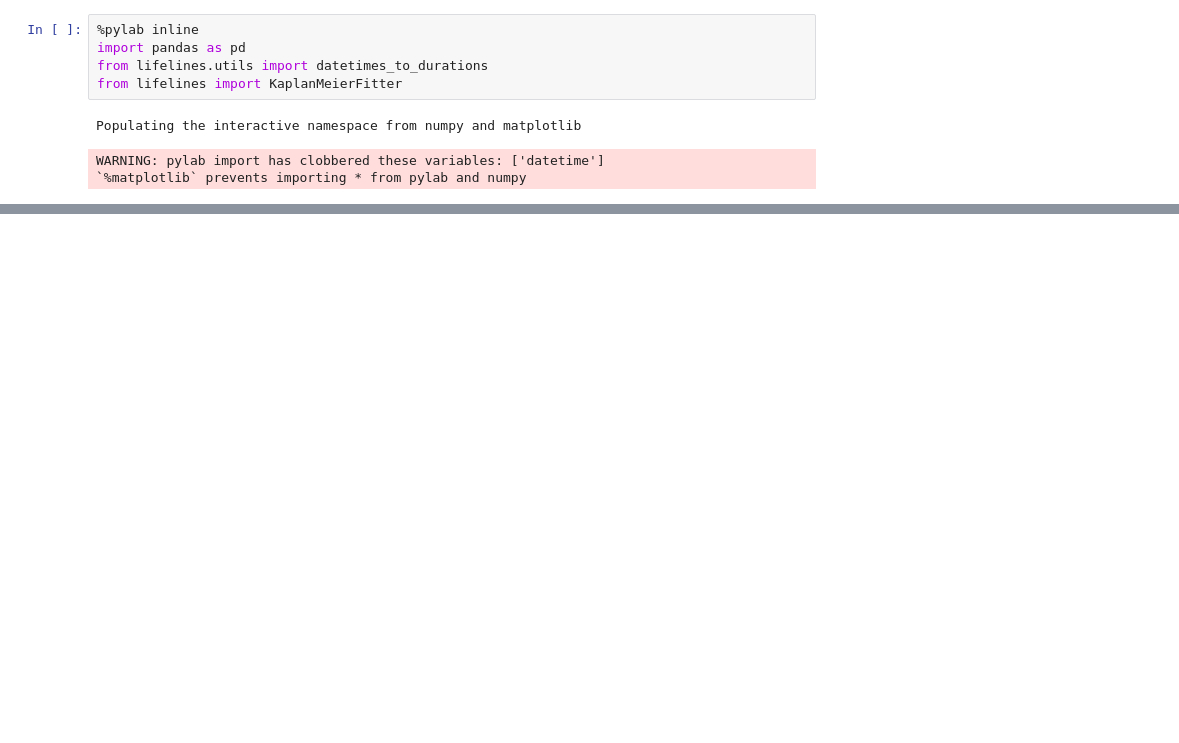
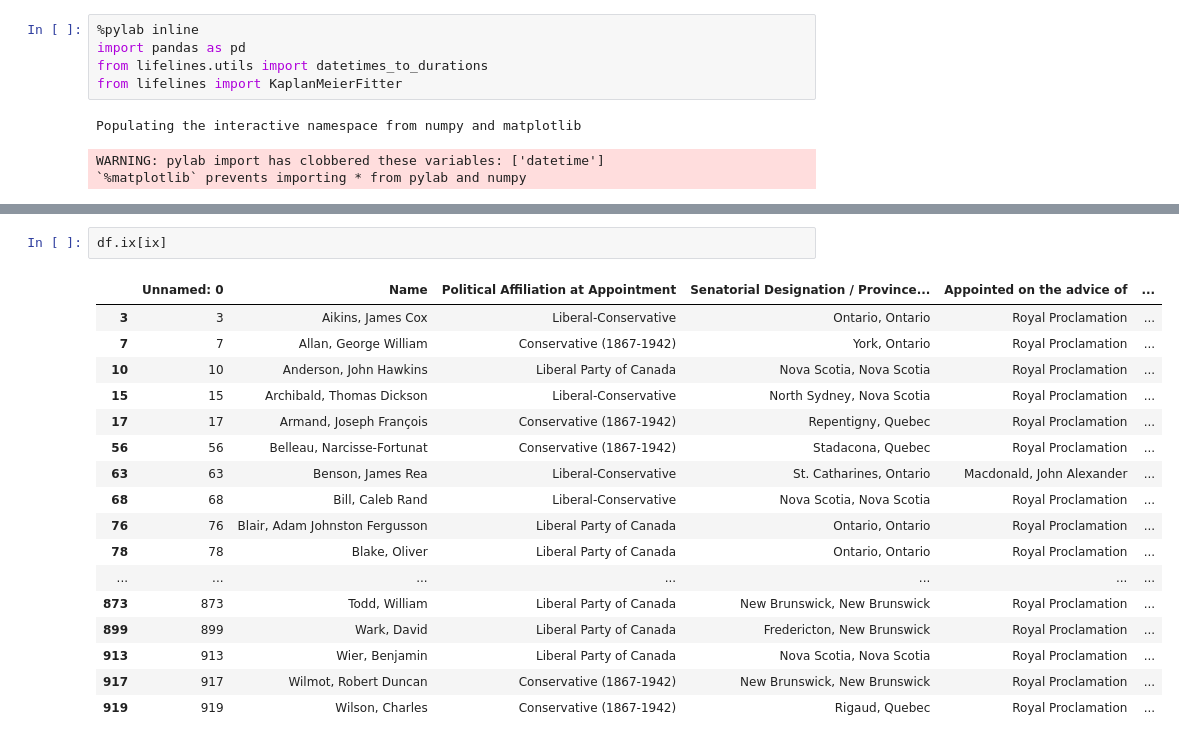
Before and after one commit to DataOrigami/senate-tenants, a Jupyter notebook: python-analysis/Tenure by Decade of Appointment.ipynb, the cells around one changed output, grey strips where cells are left out. Saved outputs shown, nothing was run; the diff lists cells and outputs as text; blank space fills up the shorter version.

```diff
--- a/python-analysis/Tenure by Decade of Appointment.ipynb
+++ b/python-analysis/Tenure by Decade of Appointment.ipynb
@@ -33,0 +74,20 @@ for decade in sorted(df['decade'].unique(), reverse=True):
+# %%
+df.ix[ix]
+# %% [output]
+|  | Unnamed: 0 | Name | Political Affiliation at Appointment | Senatorial Designation / Province... | Appointed on the advice of | ... |
+| 3 | 3 | Aikins, James Cox | Liberal-Conservative | Ontario, Ontario | Royal Proclamation | ... |
+| 7 | 7 | Allan, George William | Conservative (1867-1942) | York, Ontario | Royal Proclamation | ... |
+| 10 | 10 | Anderson, John Hawkins | Liberal Party of Canada | Nova Scotia, Nova Scotia | Royal Proclamation | ... |
+| 15 | 15 | Archibald, Thomas Dickson | Liberal-Conservative | North Sydney, Nova Scotia | Royal Proclamation | ... |
+| 17 | 17 | Armand, Joseph François | Conservative (1867-1942) | Repentigny, Quebec | Royal Proclamation | ... |
+| 56 | 56 | Belleau, Narcisse-Fortunat | Conservative (1867-1942) | Stadacona, Quebec | Royal Proclamation | ... |
+| 63 | 63 | Benson, James Rea | Liberal-Conservative | St. Catharines, Ontario | Macdonald, John Alexander | ... |
+| 68 | 68 | Bill, Caleb Rand | Liberal-Conservative | Nova Scotia, Nova Scotia | Royal Proclamation | ... |
+| 76 | 76 | Blair, Adam Johnston Fergusson | Liberal Party of Canada | Ontario, Ontario | Royal Proclamation | ... |
+| 78 | 78 | Blake, Oliver | Liberal Party of Canada | Ontario, Ontario | Royal Proclamation | ... |
+| ... | ... | ... | ... | ... | ... | ... |
+| 873 | 873 | Todd, William | Liberal Party of Canada | New Brunswick, New Brunswick | Royal Proclamation | ... |
+| 899 | 899 | Wark, David | Liberal Party of Canada | Fredericton, New Brunswick | Royal Proclamation | ... |
+| 913 | 913 | Wier, Benjamin | Liberal Party of Canada | Nova Scotia, Nova Scotia | Royal Proclamation | ... |
+| 917 | 917 | Wilmot, Robert Duncan | Conservative (1867-1942) | New Brunswick, New Brunswick | Royal Proclamation | ... |
+| 919 | 919 | Wilson, Charles | Conservative (1867-1942) | Rigaud, Quebec | Royal Proclamation | ... |
```
Also changed, not shown: parts of 6 cells of this notebook.
